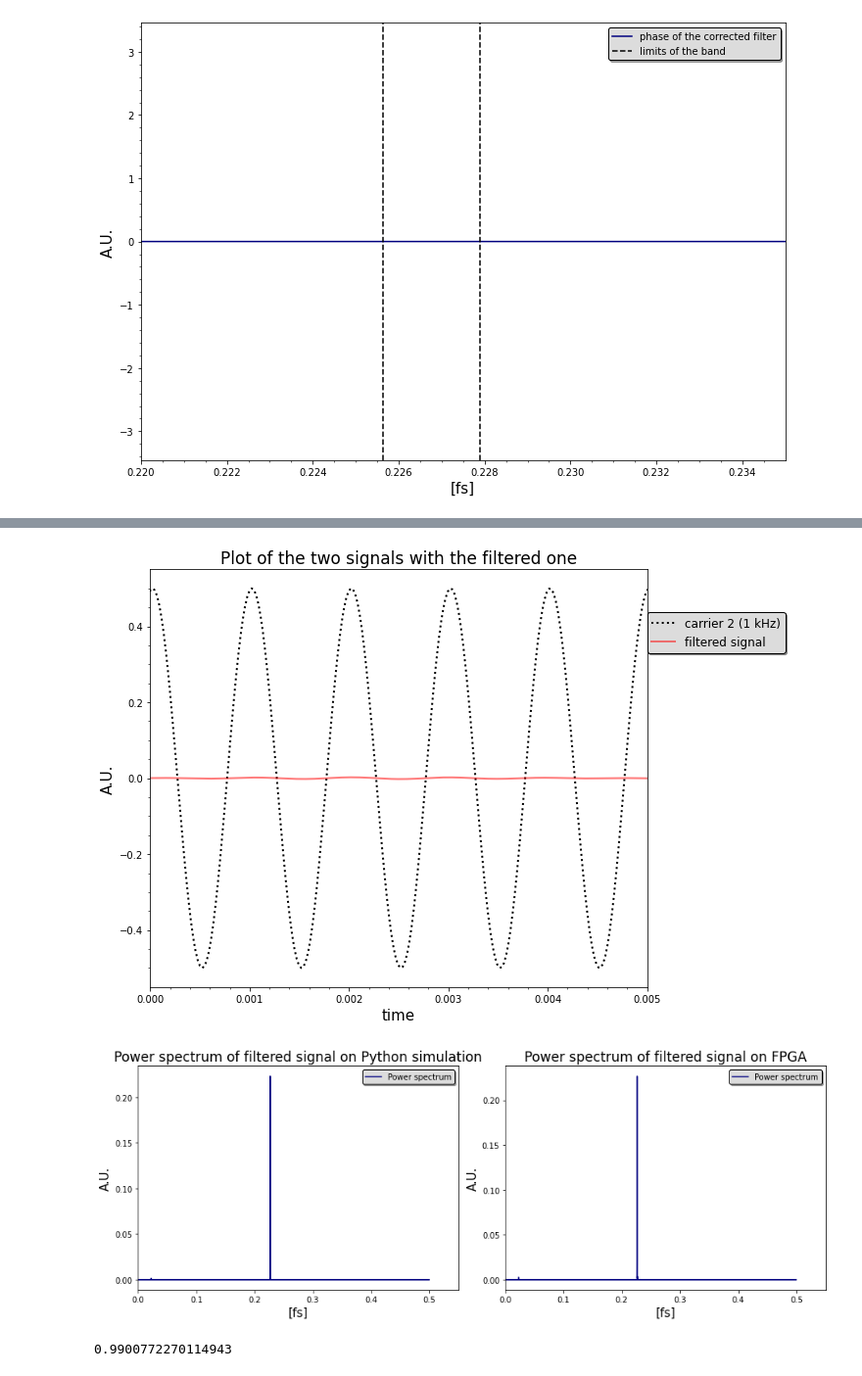
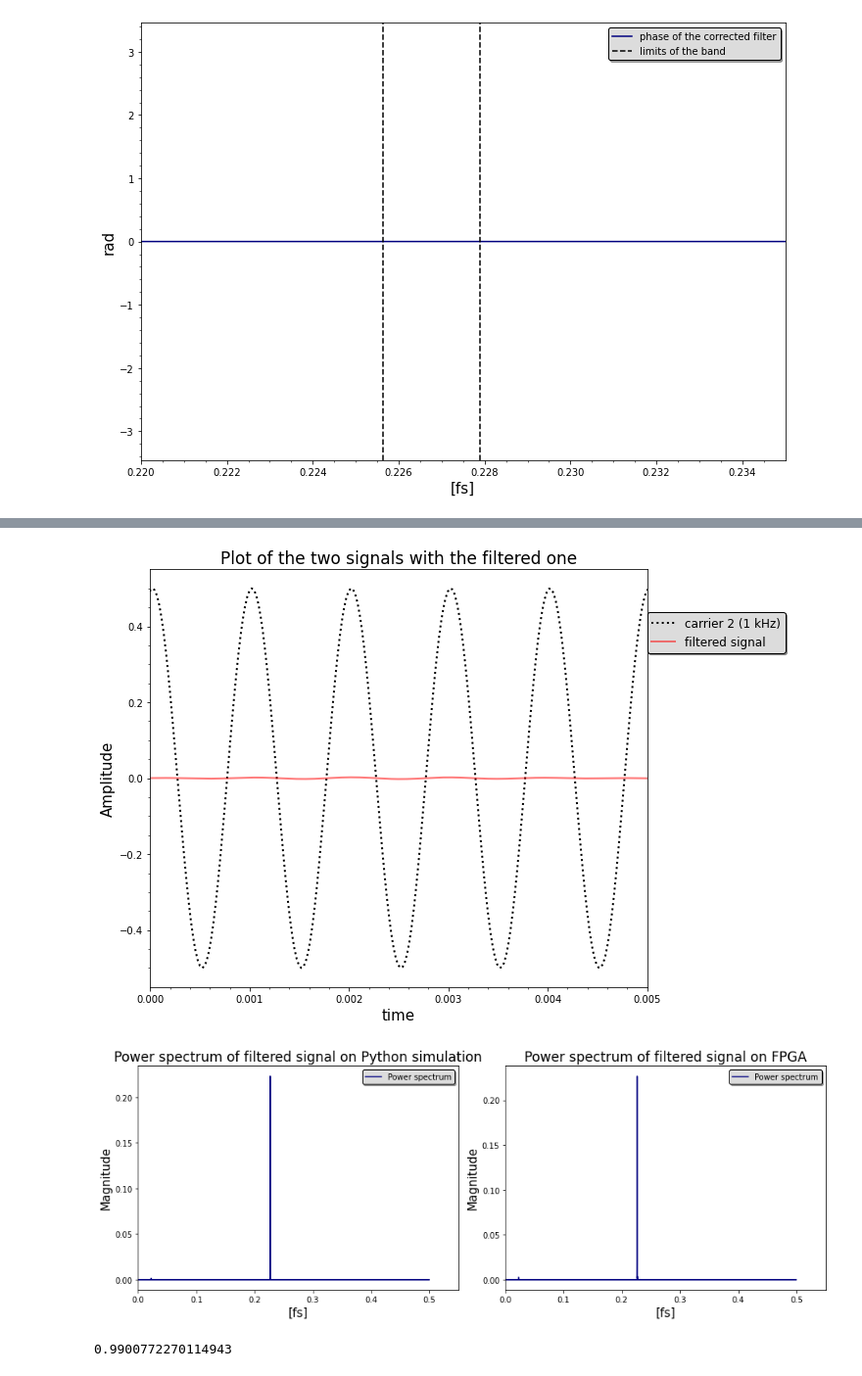
Before and after one commit to GiacomoFrn/MAPD_modA, a Jupyter notebook: python_part.ipynb, the cells around one changed output, grey strips where cells are left out. Shown at 98% size. Saved outputs shown, nothing was run; the diff lists cells and outputs as text; code cells hidden in the pictures.

```diff
--- a/python_part.ipynb
+++ b/python_part.ipynb
@@ -265,34 +267,34 @@ ax.set_xlim(left=0, right=5/1000)
 ax.set_xlabel('time', fontsize=15)
 ax.legend(shadow=True, framealpha=1, facecolor='gainsboro', edgecolor='black', prop={'size':12}, loc=[1,0.8])
 ax.set_title('Plot of the two signals with the filtered one', fontsize=17)
-ax.set_ylabel('A.U.', fontsize=15)
+ax.set_ylabel('Amplitude', fontsize=15)
 ax.minorticks_on()
 
 # rossa = filtrato, blu=modulante=segnale utile, nera = portante
 fig.tight_layout()
 # %% [output]
-[figure, old version]
+[figure, new version]
 # %%
 fft_fpga = fftpack.fft(pow_audio_signal_3,N_fpga)/N_fpga #Consideriamo il giusto numero di campioni (non 5 secondi precisi)
 freq_fpga = fftpack.fftfreq(N_fpga)
 # %%
 fig, ax = plt.subplots(nrows=1, ncols=2, figsize=(13,5))
 
 ax[0].plot(freqs, np.abs(fft_audio_2), color='navy', label = 'Power spectrum')
 ax[0].set_title('Power spectrum of filtered signal on Python simulation', fontsize=17)
 ax[0].legend(shadow=True, framealpha=1, facecolor='gainsboro', edgecolor='black', prop={'size':10}, loc='upper right')
 ax[0].set_xlabel('[fs]', fontsize=15)
 ax[0].set_xlim(left = 0)
-ax[0].set_ylabel('A.U.', fontsize=15)
+ax[0].set_ylabel('Magnitude', fontsize=15)
 ax[1].plot(freq_fpga, np.abs(fft_fpga),color='navy', label = 'Power spectrum')
 ax[1].set_title("Power spectrum of filtered signal on FPGA", fontsize=17)
 ax[1].legend(shadow=True, framealpha=1, facecolor='gainsboro', edgecolor='black', prop={'size':10}, loc='upper right')
 ax[1].set_xlabel('[fs]', fontsize=15)
 ax[1].set_xlim(left = 0)
-ax[1].set_ylabel('A.U.', fontsize=15)
+ax[1].set_ylabel('Magnitude', fontsize=15)
 fig.tight_layout()
 # %% [output]
-[figure, old version]
+[figure, new version]
 # %%
 print(N/N_fpga)
 # %% [output]
```
Also changed, not shown: parts of 10 cells of this notebook, 7 other files.
